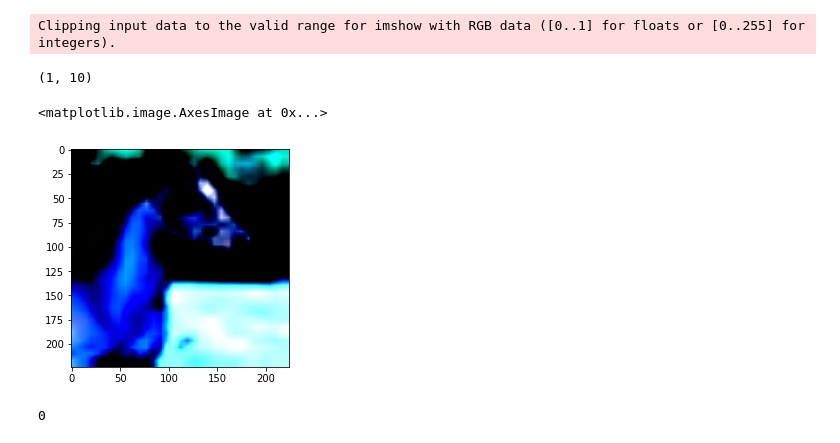
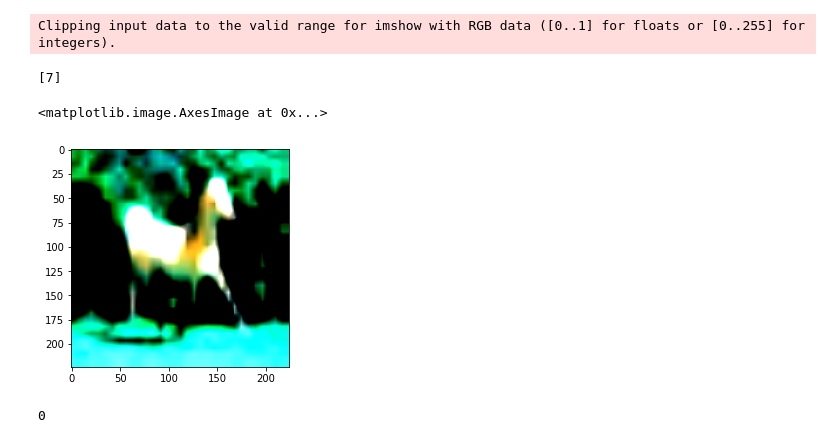
Before and after one commit to wacoder/TFFCV, a Jupyter notebook: code/test_convert.ipynb, the cells around one changed output. Drawn from its saved outputs; the diff is of its cells as text; code cells hidden in the pictures.

```diff
--- a/code/test_convert.ipynb
+++ b/code/test_convert.ipynb
@@ -16,15 +16,15 @@ init_ops = tf.group(tf.global_variables_initializer(), tf.local_variables_initia
 # %%
 with tf.Session() as sess:
     sess.run(init_ops)
-    my_image, my_label = sess.run([image, output])
+    my_image, my_label = sess.run([image, label])
 
-print(my_label.shape)
+print(my_label)
 plt.imshow(my_image[0])
 # %% [output]
 Clipping input data to the valid range for imshow with RGB data ([0..1] for floats or [0..255] for integers).
-(1, 10)
+[7]
 <matplotlib.image.AxesImage at 0x...>
-[figure, old version]
+[figure, new version]
 # %%
 global_step = tf.Variable(0, trainable=False, name='global_step')
 with tf.Session() as sess:
```
Also changed, not shown: 1 other file.
